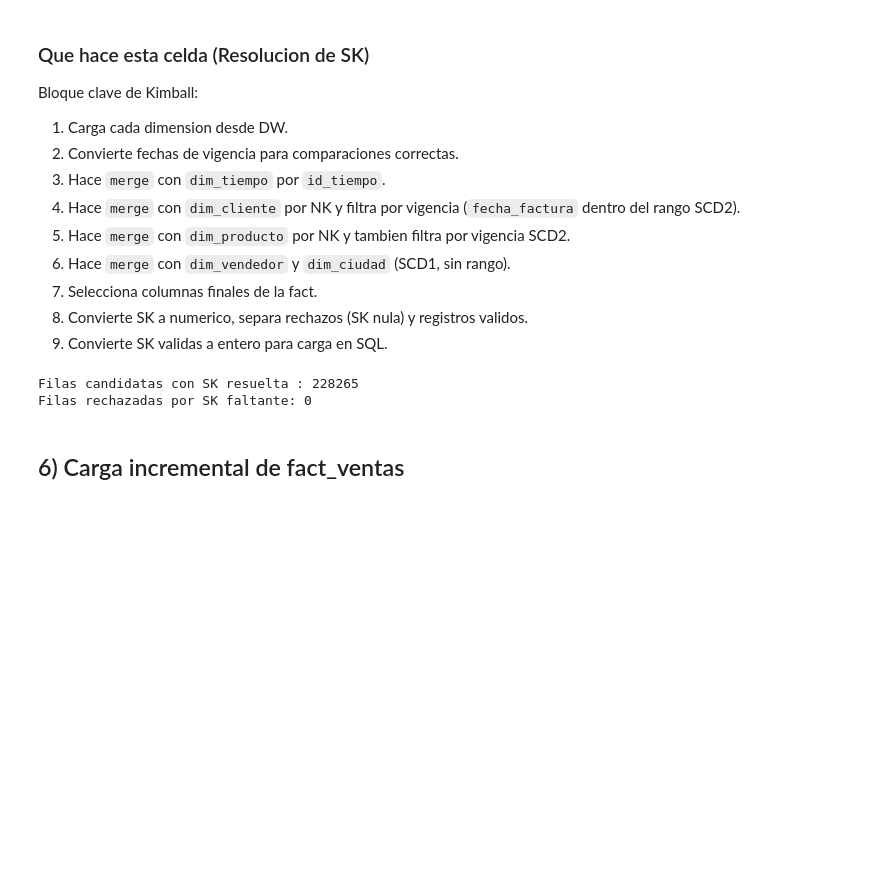
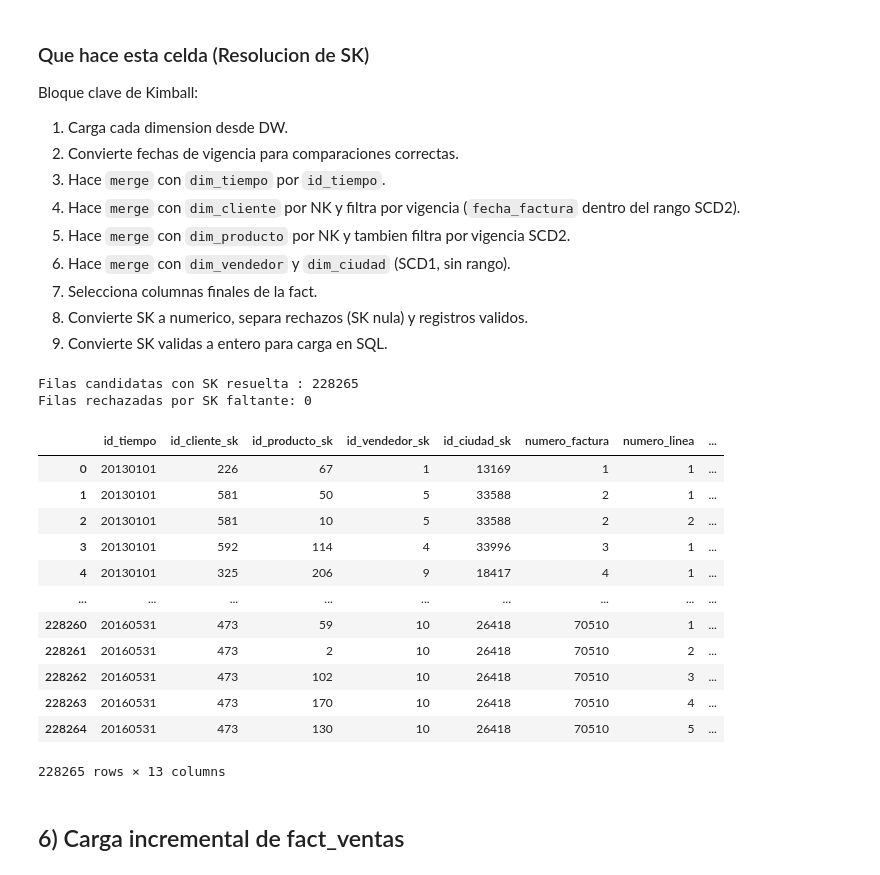
Before and after one commit to seorozco/Ingenieria_Datos, a Jupyter notebook: notebook/unidad_IV/02_kimball_create_FACT_VENTAS.ipynb, the cells around one changed output. Drawn from its saved outputs; the diff is of its cells as text; code cells hidden in the pictures; blank space fills up the shorter version.

```diff
--- a/notebook/unidad_IV/02_kimball_create_FACT_VENTAS.ipynb
+++ b/notebook/unidad_IV/02_kimball_create_FACT_VENTAS.ipynb
@@ -354,6 +374,22 @@ print(f'Filas rechazadas por SK faltante: {len(rechazos_sk)}')
 # %% [output]
 Filas candidatas con SK resuelta : 228265
 Filas rechazadas por SK faltante: 0
+# %%
+df_fact_ok
+# %% [output]
+|  | id_tiempo | id_cliente_sk | id_producto_sk | id_vendedor_sk | id_ciudad_sk | numero_factura | numero_linea | ... |
+| 0 | 20130101 | 226 | 67 | 1 | 13169 | 1 | 1 | ... |
+| 1 | 20130101 | 581 | 50 | 5 | 33588 | 2 | 1 | ... |
+| 2 | 20130101 | 581 | 10 | 5 | 33588 | 2 | 2 | ... |
+| 3 | 20130101 | 592 | 114 | 4 | 33996 | 3 | 1 | ... |
+| 4 | 20130101 | 325 | 206 | 9 | 18417 | 4 | 1 | ... |
+| ... | ... | ... | ... | ... | ... | ... | ... | ... |
+| 228260 | 20160531 | 473 | 59 | 10 | 26418 | 70510 | 1 | ... |
+| 228261 | 20160531 | 473 | 2 | 10 | 26418 | 70510 | 2 | ... |
+| 228262 | 20160531 | 473 | 102 | 10 | 26418 | 70510 | 3 | ... |
+| 228263 | 20160531 | 473 | 170 | 10 | 26418 | 70510 | 4 | ... |
+| 228264 | 20160531 | 473 | 130 | 10 | 26418 | 70510 | 5 | ... |
+228265 rows × 13 columns
 # %% [markdown]
 ## 6) Carga incremental de fact_ventas
 # %% [markdown]
```
Also changed, not shown: parts of 3 cells of this notebook, 2 other files.
